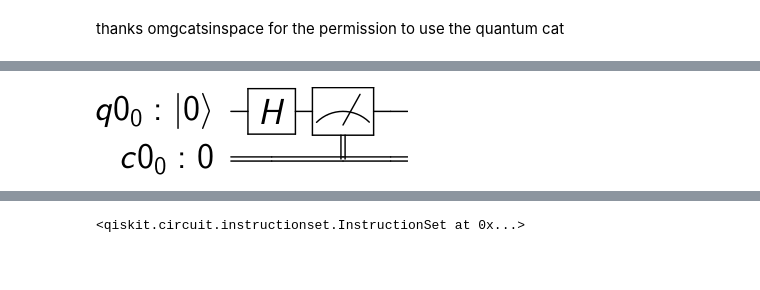
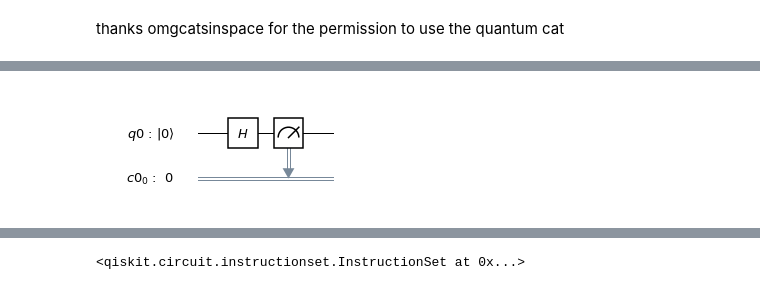
Before and after one commit to rraymondhp/qiskit-presentations, a Jupyter notebook: 2019-01-16/talk.ipynb, the cells around one changed output, grey strips where cells are left out. Drawn from its saved outputs; the diff is of its cells as text; code cells hidden in the pictures; blank space fills up the shorter version.

```diff
--- a/2019-01-16/talk.ipynb
+++ b/2019-01-16/talk.ipynb
@@ -154,7 +152,7 @@ plot_histogram(result.get_counts(qc))
-# %%
-circuit_drawer(qc)
-# %% [output]
-[figure, removed]
+# %%
+qc.draw(output="mpl")
+# %% [output]
+[figure, added]
 # %%
 # Quantum Registers
 q = QuantumRegister(2)
```
Also changed, not shown: parts of 23 cells of this notebook, 1 other file.
